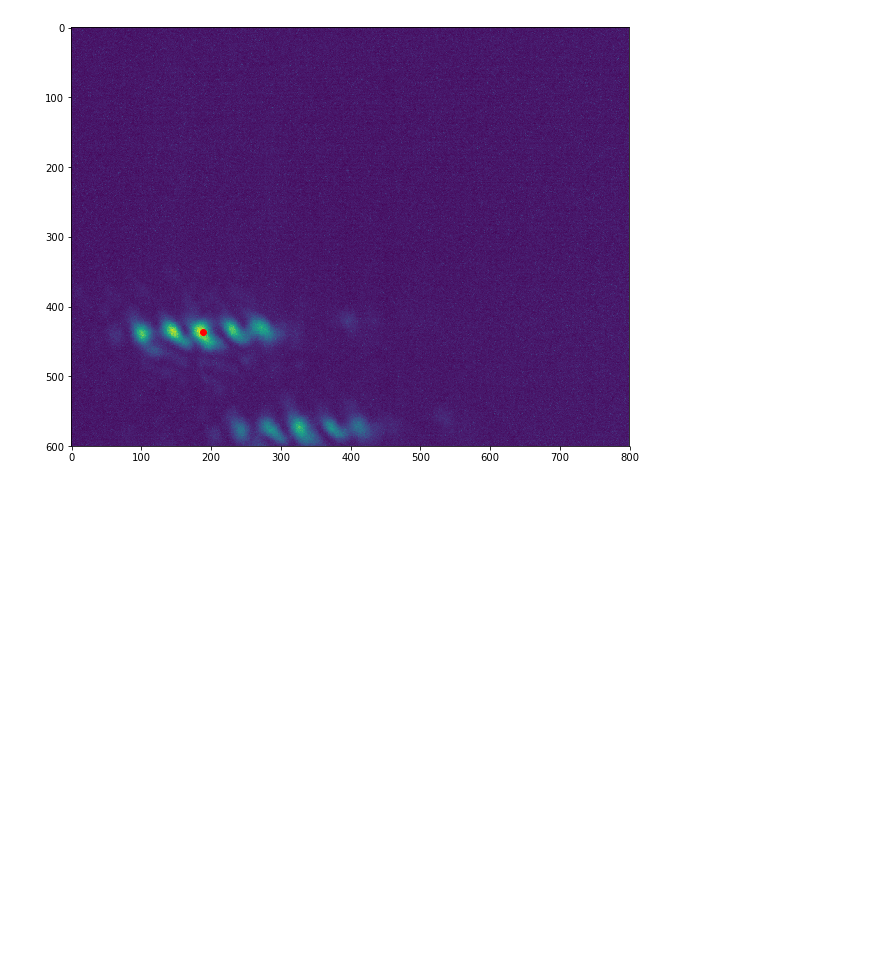
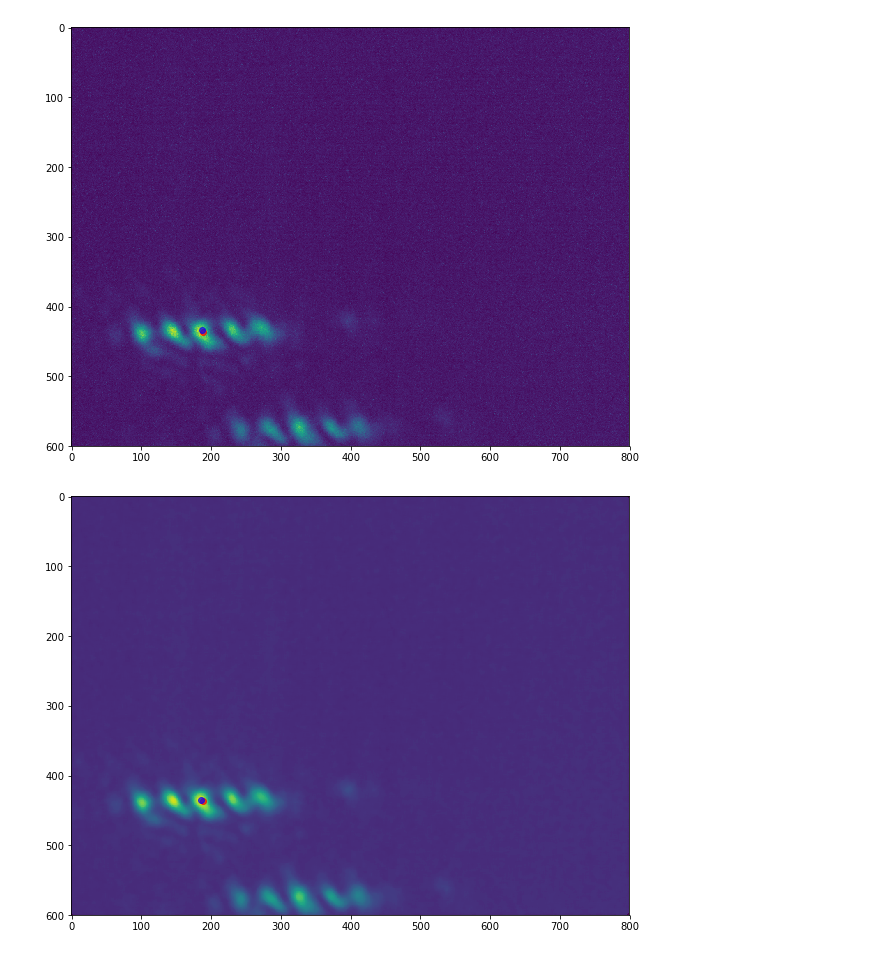
Before and after one commit to QuantumQuadrate/BlackflyControl, a Jupyter notebook: Fitting_tests.ipynb, the cells around one changed output. Saved outputs shown, nothing was run; the diff lists cells and outputs as text; code cells hidden in the pictures; blank space fills up the shorter version.

Commit message:
image filtering

```diff
--- a/Fitting_tests.ipynb
+++ b/Fitting_tests.ipynb
@@ -14,3 +18,12 @@ plt.scatter(fits.fort_gauss(data)['x'],fits.fort_gauss(data)['y'],color='r')
 plt.show()
 # %% [output]
 [figure]
+# %%
+fig=plt.figure(figsize=(10,10))
+filtered_data=scipy.signal.medfilt(data,kernel_size=[7,7]);
+plt.imshow(filtered_data);
+plt.scatter(fits.fort_gauss(filtered_data)['x'],fits.fort_gauss(filtered_data)['y'],color='r',alpha=0.7);
+plt.scatter(np.unravel_index(np.argmax(filtered_data),filtered_data.shape)[1],np.unravel_index(np.argmax(filtered_data),filtered_data.shape)[0],color='b',alpha=0.7);
+plt.show()
+# %% [output]
+[figure, added]
```
Also changed, not shown: parts of 5 cells of this notebook, 1 other file.
